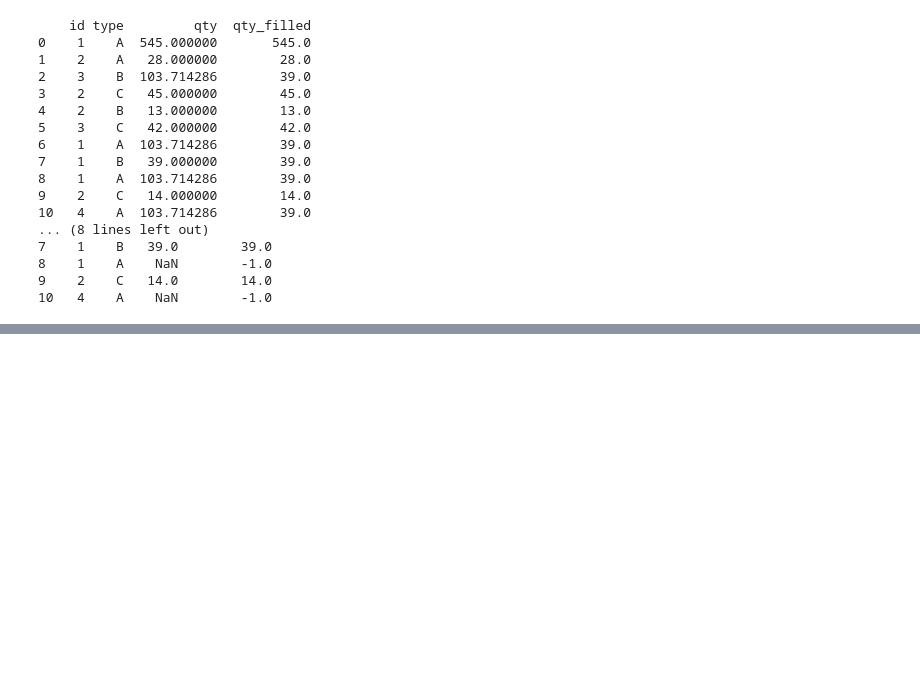
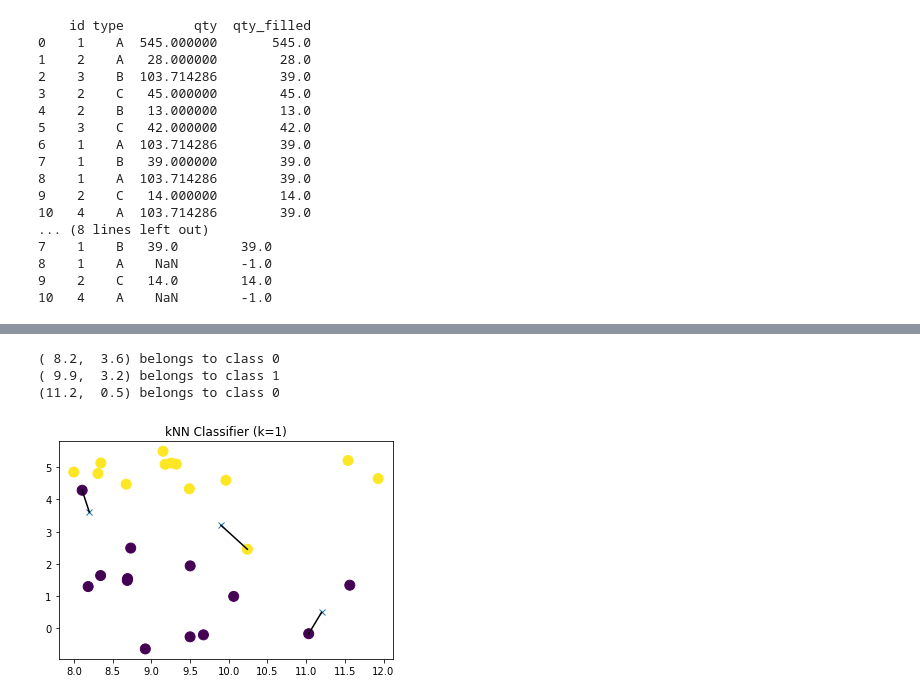
Before and after one commit to limweipin/mlpy_nov2021, a Jupyter notebook: day_1.ipynb, the cells around one changed output, grey strips where cells are left out. Saved outputs shown, nothing was run; the diff lists cells and outputs as text; code cells hidden in the pictures; blank space fills up the shorter version.

```diff
--- a/day_1.ipynb
+++ b/day_1.ipynb
@@ -342,0 +323,54 @@ zope.interface                     5.3.0
+# %%
+# %load ml02_kNN_k1.py
+import numpy as np
+
+from sklearn.neighbors import KNeighborsClassifier
+
+k=1
+
+# Training set
+import data.gen_data as gd
+X,y = gd.make_binary()
+# Testing set
+X_test = np.array([[8.2, 3.6], [9.9, 3.2], [11.2, .5]])
+
+# Do the kNN Classification
+classifier = KNeighborsClassifier(n_neighbors= k).fit(X,y)
+prediction = classifier.predict(X_test)
+
+for data, data_class in zip(X_test, prediction):
+    print('(%4.1f, %4.1f) belongs to class %d'%(*tuple(data), data_class))
+# %% [output]
+( 8.2,  3.6) belongs to class 0
+( 9.9,  3.2) belongs to class 1
+(11.2,  0.5) belongs to class 0
+# %%
+# %load ml02_plot_kNN_k1.py
+import matplotlib.pyplot as pl
+import numpy as np
+from sklearn.metrics import euclidean_distances
+
+k=1
+
+# Training set
+import data.gen_data as gd
+X,y = gd.make_binary()
+
+# Testing set
+X_test = np.array([[8.2, 3.6], [9.9, 3.2], [11.2, .5]])
+
+# Calculate distance and closeness rank
+dist   = euclidean_distances(X,X_test)
+l      = [sorted(list(zip(dist[:,i], X))) for i in range(3)]
+
+# Plot the graph
+pl.scatter(X[:,0], X[:,1], c=y,s=100, cmap=pl.get_cmap('viridis'))
+pl.plot(X_test[:,0],X_test[:,1], 'x')
+pl.plot([X_test[0,0], l[0][0][1][0]],[X_test[0,1],l[0][0][1][1]], 'k-')
+pl.plot([X_test[1,0], l[1][0][1][0]],[X_test[1,1],l[1][0][1][1]], 'k-')
+pl.plot([X_test[2,0], l[2][0][1][0]],[X_test[2,1],l[2][0][1][1]], 'k-')
+pl.title('kNN Classifier (k=%d)'%k)
+pl.savefig('fig/03_binary_data_kNN_k1.png')
+pl.show()
+# %% [output]
+[figure, added]
```
Also changed, not shown: parts of 5 cells of this notebook.
